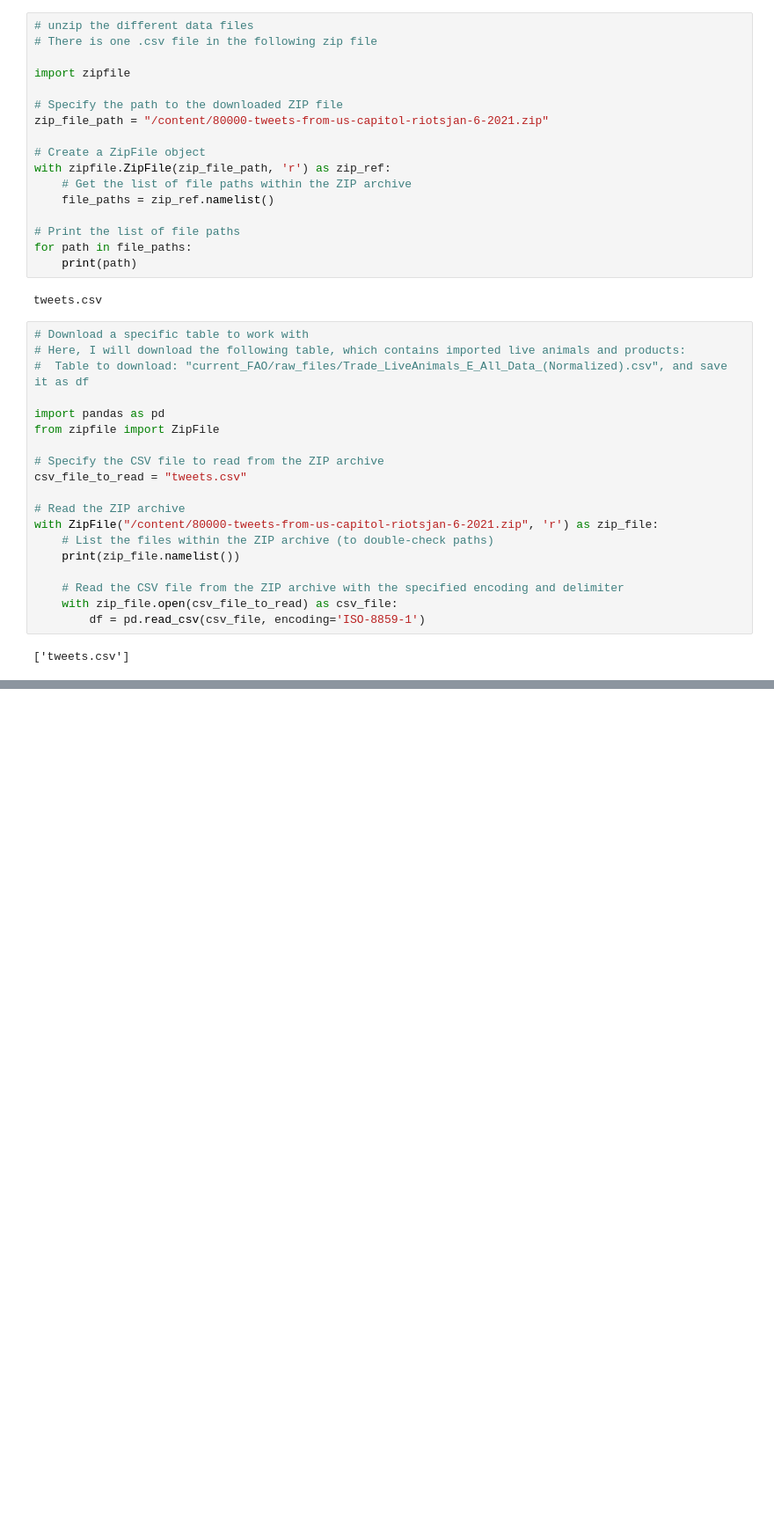
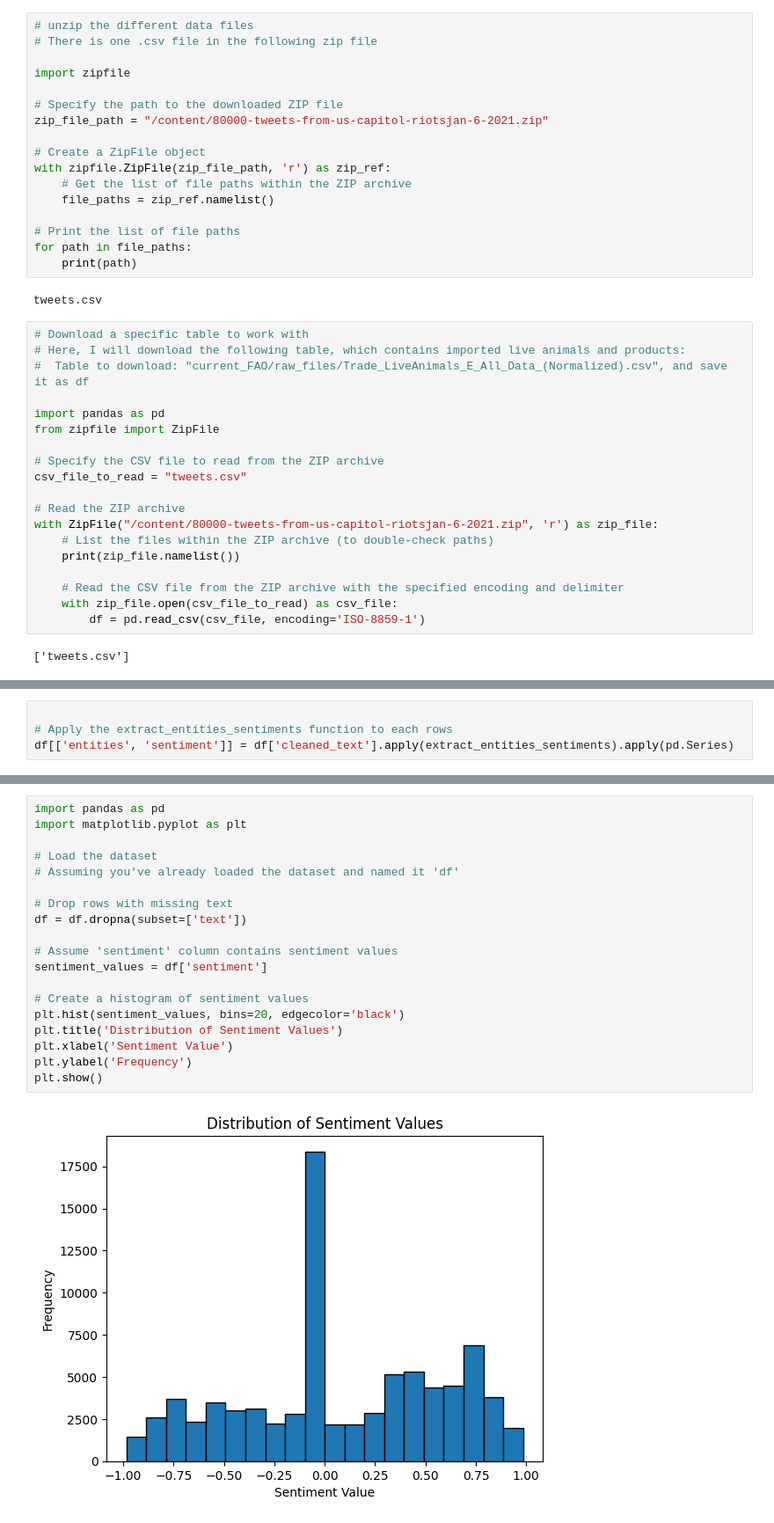
Before and after one commit to ZemelakGoraga/Text_Analysis, a Jupyter notebook: Analysis_of_Tweets_from_US_Capitol_Riots.ipynb, the cells around one changed output, grey strips where cells are left out. Shown at 88% size. Saved outputs shown, nothing was run; the diff lists cells and outputs as text; blank space fills up the shorter version.

```diff
--- a/Analysis_of_Tweets_from_US_Capitol_Riots.ipynb
+++ b/Analysis_of_Tweets_from_US_Capitol_Riots.ipynb
@@ -105,0 +135,4 @@ df.head()
+# %%
+
+# Apply the extract_entities_sentiments function to each rows
+df[['entities', 'sentiment']] = df['cleaned_text'].apply(extract_entities_sentiments).apply(pd.Series)
@@ -105,0 +156,21 @@ df.head()
+# %%
+import pandas as pd
+import matplotlib.pyplot as plt
+
+# Load the dataset
+# Assuming you've already loaded the dataset and named it 'df'
+
+# Drop rows with missing text
+df = df.dropna(subset=['text'])
+
+# Assume 'sentiment' column contains sentiment values
+sentiment_values = df['sentiment']
+
+# Create a histogram of sentiment values
+plt.hist(sentiment_values, bins=20, edgecolor='black')
+plt.title('Distribution of Sentiment Values')
+plt.xlabel('Sentiment Value')
+plt.ylabel('Frequency')
+plt.show()
+# %% [output]
+[figure, added]
```
Also changed, not shown: parts of 28 cells of this notebook.
